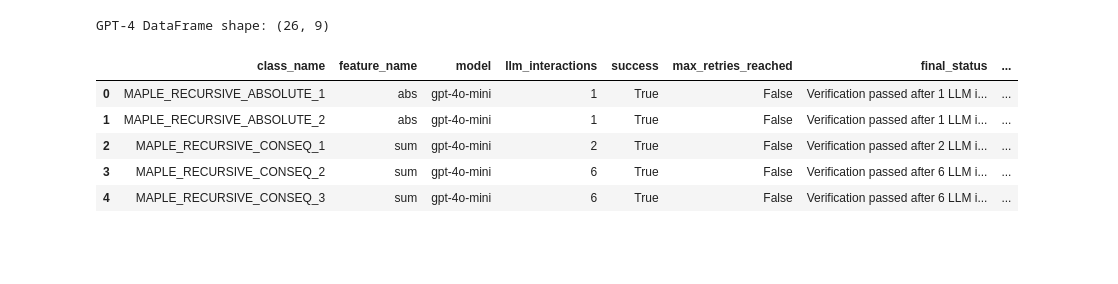
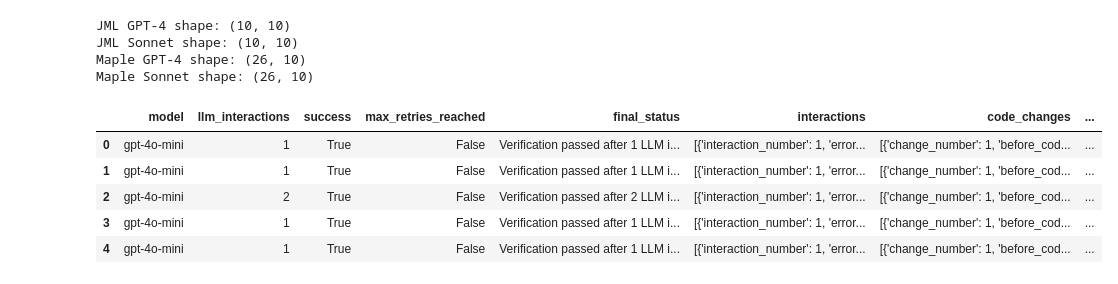
Before and after one commit to alschena/eiffel-tools, a Jupyter notebook: draft-paper/experiments/maple/maple.ipynb, the cells around one changed output. Saved outputs shown, nothing was run; the diff lists cells and outputs as text; code cells hidden in the pictures; blank space fills up the shorter version.

```diff
--- a/draft-paper/experiments/maple/maple.ipynb
+++ b/draft-paper/experiments/maple/maple.ipynb
@@ -4,19 +11,45 @@ import json
 # %%
-# Load maple_gpt4.jsonl
-gpt4_data = []
-with open('maple_gpt4.jsonl', 'r') as f:
-    for line in f:
-        gpt4_data.append(json.loads(line))
+# Load all 4 datasets
+def load_jsonl(filename):
+    data = []
+    with open(filename, 'r') as f:
+        for line in f:
+            data.append(json.loads(line))
+    return pd.DataFrame(data)
 
-df_gpt4 = pd.DataFrame(gpt4_data)
-print(f"GPT-4 DataFrame shape: {df_gpt4.shape}")
-df_gpt4.head()
+# Load datasets
+df_jml_gpt4 = load_jsonl('jml_gpt4.jsonl')
+df_jml_sonnet = load_jsonl('jml_sonnet.jsonl')
+df_maple_gpt4 = load_jsonl('maple_gpt4.jsonl')
+df_maple_sonnet = load_jsonl('maple_sonnet.jsonl')
+
+print(f"JML GPT-4 shape: {df_jml_gpt4.shape}")
+print(f"JML Sonnet shape: {df_jml_sonnet.shape}")
+print(f"Maple GPT-4 shape: {df_maple_gpt4.shape}")
+print(f"Maple Sonnet shape: {df_maple_sonnet.shape}")
+
+# Combine class_name and feature_name into a single identifier column
+for df in [df_jml_gpt4, df_jml_sonnet, df_maple_gpt4, df_maple_sonnet]:
+    df['class_feature'] = df['class_name'] + '.' + df['feature_name']
+    # Drop the original separate columns
+    df.drop(columns=['class_name', 'feature_name'], inplace=True)
+
+# Add dataset identifier to each dataframe
+df_jml_gpt4['dataset'] = 'JML'
+df_jml_sonnet['dataset'] = 'JML'
+df_maple_gpt4['dataset'] = 'Maple'
+df_maple_sonnet['dataset'] = 'Maple'
+
+df_jml_gpt4.head()
 # %% [output]
-GPT-4 DataFrame shape: (26, 9)
+JML GPT-4 shape: (10, 10)
+JML Sonnet shape: (10, 10)
+Maple GPT-4 shape: (26, 10)
+Maple Sonnet shape: (26, 10)
-|  | class_name | feature_name | model | llm_interactions | success | max_retries_reached | final_status | ... |
-| 0 | MAPLE_RECURSIVE_ABSOLUTE_1 | abs | gpt-4o-mini | 1 | True | False | Verification passed after 1 LLM i... | ... |
-| 1 | MAPLE_RECURSIVE_ABSOLUTE_2 | abs | gpt-4o-mini | 1 | True | False | Verification passed after 1 LLM i... | ... |
-| 2 | MAPLE_RECURSIVE_CONSEQ_1 | sum | gpt-4o-mini | 2 | True | False | Verification passed after 2 LLM i... | ... |
-| 3 | MAPLE_RECURSIVE_CONSEQ_2 | sum | gpt-4o-mini | 6 | True | False | Verification passed after 6 LLM i... | ... |
-| 4 | MAPLE_RECURSIVE_CONSEQ_3 | sum | gpt-4o-mini | 6 | True | False | Verification passed after 6 LLM i... | ... |
+|  | model | llm_interactions | success | max_retries_reached | final_status | interactions | code_changes | ... |
+| 0 | gpt-4o-mini | 1 | True | False | Verification passed after 1 LLM i... | [{'interaction_number': 1, 'error... | [{'change_number': 1, 'before_cod... | ... |
+| 1 | gpt-4o-mini | 1 | True | False | Verification passed after 1 LLM i... | [{'interaction_number': 1, 'error... | [{'change_number': 1, 'before_cod... | ... |
+| 2 | gpt-4o-mini | 2 | True | False | Verification passed after 2 LLM i... | [{'interaction_number': 1, 'error... | [{'change_number': 1, 'before_cod... | ... |
+| 3 | gpt-4o-mini | 1 | True | False | Verification passed after 1 LLM i... | [{'interaction_number': 1, 'error... | [{'change_number': 1, 'before_cod... | ... |
+| 4 | gpt-4o-mini | 1 | True | False | Verification passed after 1 LLM i... | [{'interaction_number': 1, 'error... | [{'change_number': 1, 'before_cod... | ... |
 # %%
```
Also changed, not shown: parts of 14 cells of this notebook, 8 other files.
